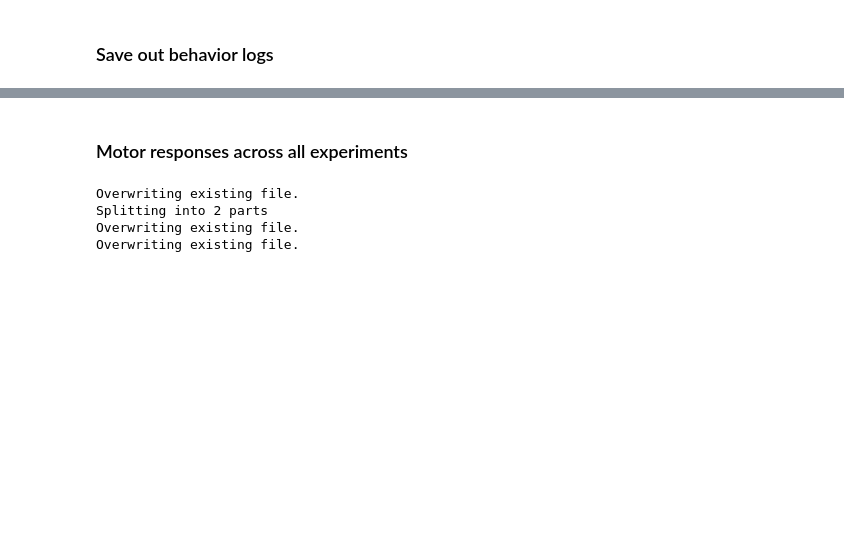
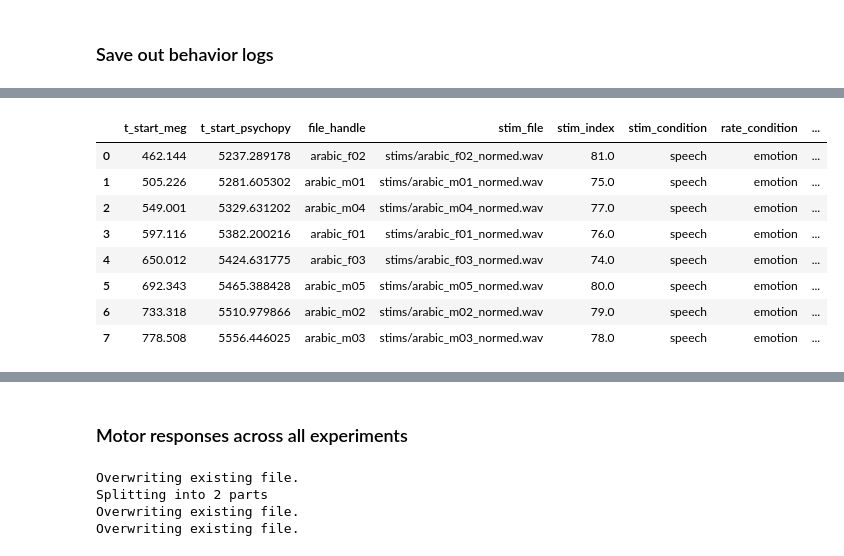
Before and after one commit to laurenostrowski/meg_processing_bigfrank, a Jupyter notebook: 4_sort_experiments.ipynb, the cells around one changed output, grey strips where cells are left out. Cells and saved outputs as stored; diff of their text form; code cells hidden in the pictures; blank space fills up the shorter version.

```diff
--- a/4_sort_experiments.ipynb
+++ b/4_sort_experiments.ipynb
@@ -379,0 +416,12 @@ glottal_df_trimmed.to_csv(os.path.join(lary_dir, 'laryperc_events.csv'), index=F
+# %%
+sarde_df
+# %% [output]
+|  | t_start_meg | t_start_psychopy | file_handle | stim_file | stim_index | stim_condition | rate_condition | ... |
+| 0 | 462.144 | 5237.289178 | arabic_f02 | stims/arabic_f02_normed.wav | 81.0 | speech | emotion | ... |
+| 1 | 505.226 | 5281.605302 | arabic_m01 | stims/arabic_m01_normed.wav | 75.0 | speech | emotion | ... |
+| 2 | 549.001 | 5329.631202 | arabic_m04 | stims/arabic_m04_normed.wav | 77.0 | speech | emotion | ... |
+| 3 | 597.116 | 5382.200216 | arabic_f01 | stims/arabic_f01_normed.wav | 76.0 | speech | emotion | ... |
+| 4 | 650.012 | 5424.631775 | arabic_f03 | stims/arabic_f03_normed.wav | 74.0 | speech | emotion | ... |
+| 5 | 692.343 | 5465.388428 | arabic_m05 | stims/arabic_m05_normed.wav | 80.0 | speech | emotion | ... |
+| 6 | 733.318 | 5510.979866 | arabic_m02 | stims/arabic_m02_normed.wav | 79.0 | speech | emotion | ... |
+| 7 | 778.508 | 5556.446025 | arabic_m03 | stims/arabic_m03_normed.wav | 78.0 | speech | emotion | ... |
```
Also changed, not shown: parts of 12 cells of this notebook.
